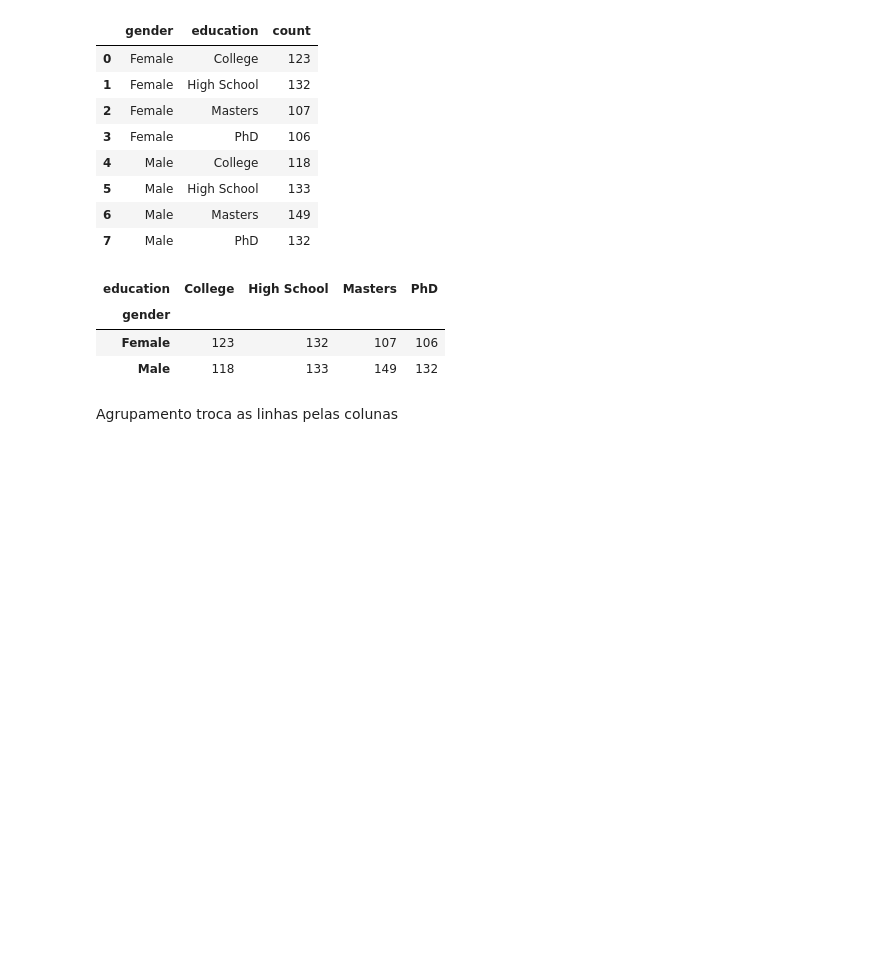
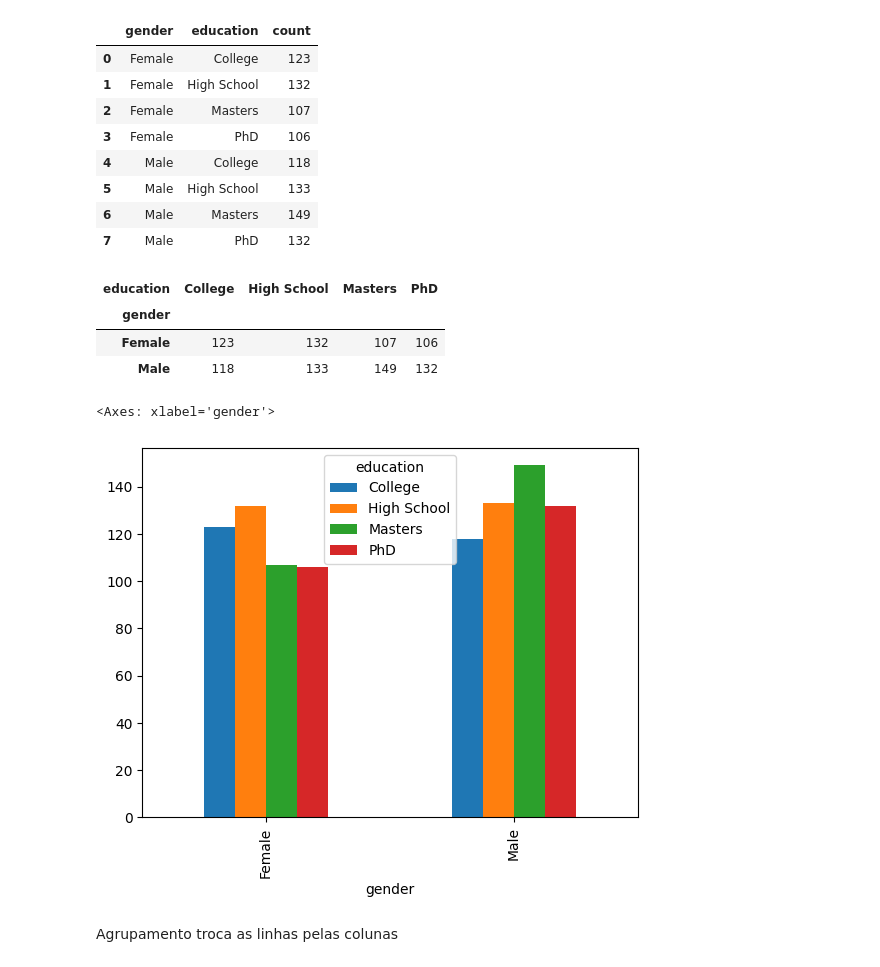
Before and after one commit to vilmarprado/mack_ling_prog_cie_dados, a Jupyter notebook: LP_T4.ipynb, the cells around one changed output. Cells and saved outputs as stored; diff of their text form; code cells hidden in the pictures; blank space fills up the shorter version.

```diff
--- a/LP_T4.ipynb
+++ b/LP_T4.ipynb
@@ -137,6 +137,11 @@ df_pivot
 | gender |  |  |  |  |
 | Female | 123 | 132 | 107 | 106 |
 | Male | 118 | 133 | 149 | 132 |
+# %%
+df_pivot.plot(kind='bar')
+# %% [output]
+<Axes: xlabel='gender'>
+[figure, added]
 # %% [markdown]
 Agrupamento troca as linhas pelas colunas
 # %%
```
Also changed, not shown: parts of 9 cells of this notebook.
